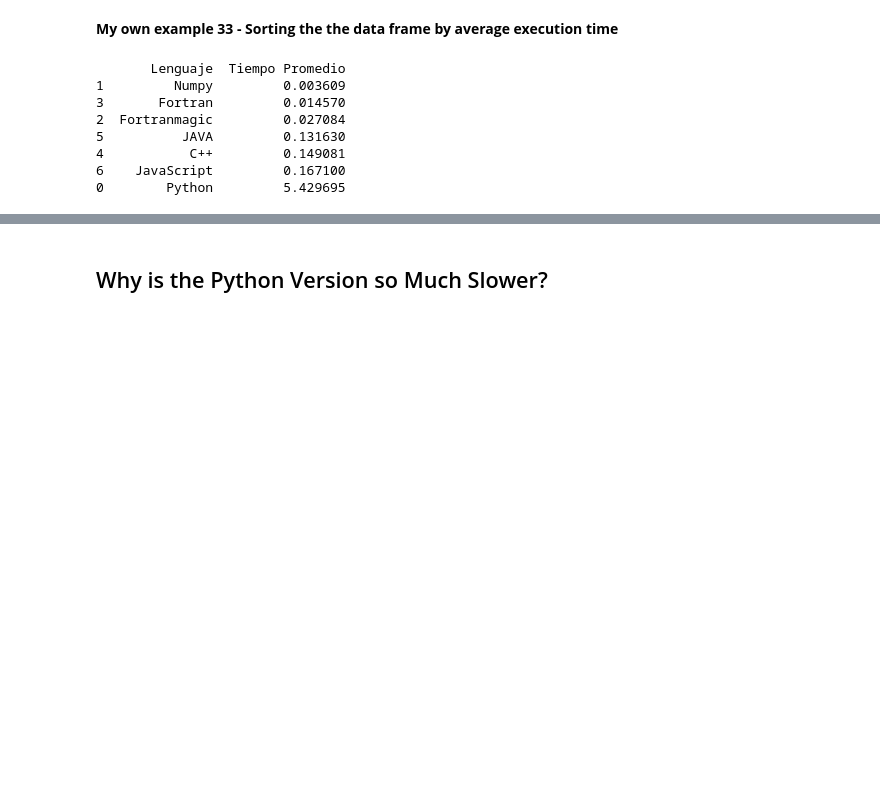
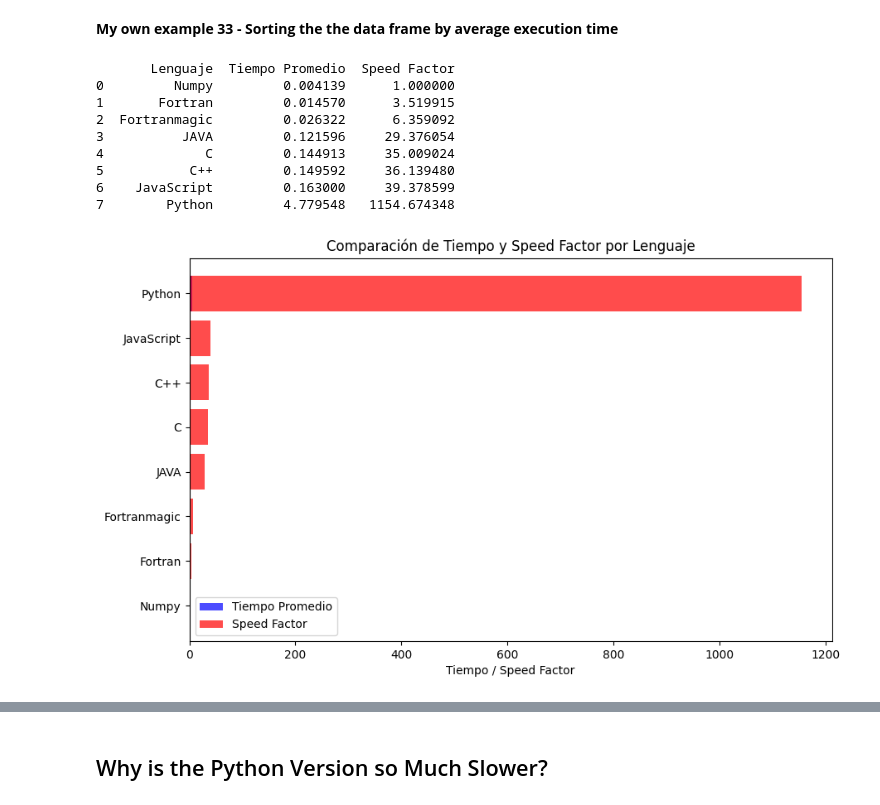
Before and after one commit to lpedraoss/Algorithm-labs, a Jupyter notebook: Laboratorio2/lpedraoss_Lab2.ipynb, the cells around one changed output, grey strips where cells are left out. Drawn from its saved outputs; the diff is of its cells as text; code cells hidden in the pictures; blank space fills up the shorter version.

Commit message:
modified:     - Laboratorio 2, solucion numpy, y factores lenguajes + graficas de comparación

```diff
--- a/Laboratorio2/lpedraoss_Lab2.ipynb
+++ b/Laboratorio2/lpedraoss_Lab2.ipynb
@@ -364,8 +395,8 @@ data = []
 
 # Agregar datos de tiempos promedio de ejecución a medida que los obtienes
 #data.append({'Lenguaje': 'Python', 'Tiempo Promedio': 0.123})
-average_time = calculate_average(randa,randb,10)
-data.append({'Lenguaje': 'Python', 'Tiempo Promedio': average_time})
+
+data.append({'Lenguaje': 'Python', 'Tiempo Promedio': average_time_python})
 
 # Crear el DataFrame a partir de la lista de datos
 df = pd.DataFrame(data)
@@ -379,0 +431,10 @@ print(df)
+# %%
+import numpy as np
+
+# Convert matrices to NumPy arrays
+np_randa = np.array(randa)
+np_randb = np.array(randb)
+
+# Calculate average execution time using calculate_average function
+numpy_average_time = calculate_average_numpy(np_randa, np_randb,10)
+print(f"Promedio del tiempo de ejecución para AxB matrices: {numpy_average_time} segundos")
@@ -1109,2 +1158,15 @@ Minimum average execution time: 0.0036090868001338095
 # %% [markdown]
 **My own example 32 - Adding the Speed factor columne to the data frame**
+# %%
+
+# Calcular el "speed factor" dividiendo cada valor por el valor mínimo
+df['Speed Factor'] = df['Tiempo Promedio']/minimum_average_time
+
+# Ordenar el DataFrame por el "Speed Factor" de forma ascendente
+df = df.sort_values(by='Speed Factor', ascending=True)
+
+# Reiniciar el índice del DataFrame
+df = df.reset_index(drop=True)
+
+# Imprimir el DataFrame resultante
+print(df)
@@ -1113,18 +1185,31 @@ Minimum average execution time: 0.0036090868001338095
 # %%
 import pandas as pd
 
-# Create the DataFrame
-df = pd.DataFrame(data)
+
 # Sort the DataFrame by average execution time
 sorted_df = df.sort_values(by='Tiempo Promedio')
 # Print the sorted DataFrame
 print(sorted_df)
 # %% [output]
-       Lenguaje  Tiempo Promedio
-1         Numpy         0.003609
-3       Fortran         0.014570
-2  Fortranmagic         0.027084
-5          JAVA         0.131630
-4           C++         0.149081
-6    JavaScript         0.167100
-0        Python         5.429695
+       Lenguaje  Tiempo Promedio  Speed Factor
+0         Numpy         0.004139      1.000000
+1       Fortran         0.014570      3.519915
+2  Fortranmagic         0.026322      6.359092
+3          JAVA         0.121596     29.376054
+4             C         0.144913     35.009024
+5           C++         0.149592     36.139480
+6    JavaScript         0.163000     39.378599
+7        Python         4.779548   1154.674348
+# %%
+# Crear un gráfico de barras
+plt.figure(figsize=(10, 6))
+plt.barh(df['Lenguaje'], df['Tiempo Promedio'], label='Tiempo Promedio', color='blue', alpha=0.7)
+plt.barh(df['Lenguaje'], df['Speed Factor'], label='Speed Factor', color='red', alpha=0.7)
+plt.xlabel('Tiempo / Speed Factor')
+plt.title('Comparación de Tiempo y Speed Factor por Lenguaje')
+plt.legend()
+
+# Mostrar el gráfico
+plt.show()
+# %% [output]
+[figure, added]
```
Also changed, not shown: parts of 38 cells of this notebook.
